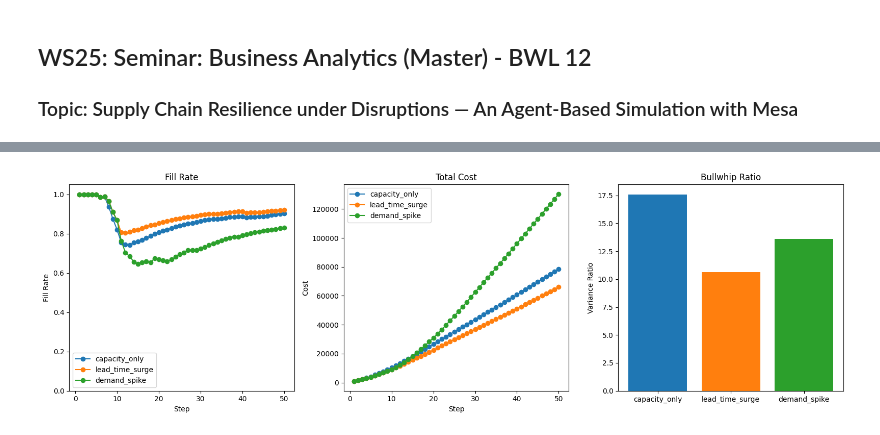
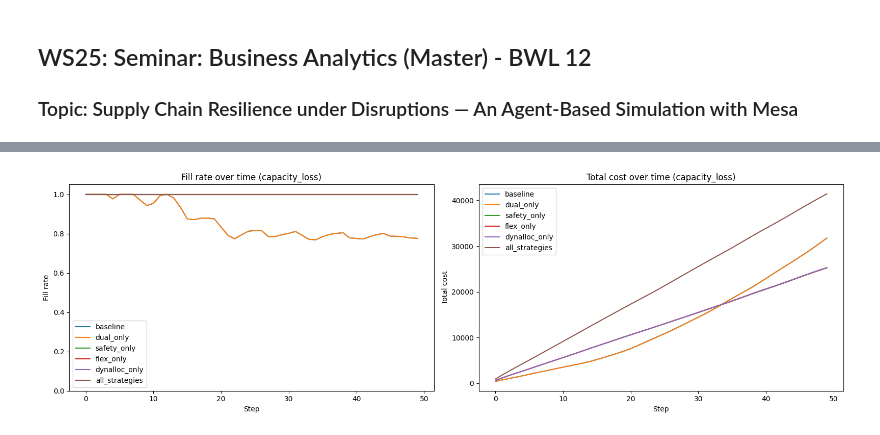
Before and after one commit to HanhNguyen-Hannah/Seminar, a Jupyter notebook: run.ipynb, the cells around one changed output, grey strips where cells are left out. Cells and saved outputs as stored; diff of their text form; code cells hidden in the pictures.

```diff
--- a/run.ipynb
+++ b/run.ipynb
@@ -163,51 +85,44 @@ The model tracks several KPIs to evaluate resilience and efficiency:
 # %%
 # ---------------------------
-# 3. Plot KPI comparison
+# Plot example (capacity_loss)
 # ---------------------------
-plt.figure(figsize=(16, 5))
-
-# Fill Rate
-plt.subplot(1, 3, 1)
-for scenario in scenarios:
-    plt.plot(results_all[scenario]["df"]["step"],
-             results_all[scenario]["df"]["fill_rate"],
-             marker='o', label=scenario)
-plt.title("Fill Rate")
+sel_scenario = "capacity_loss"
+plt.figure(figsize=(16,5))
+plt.subplot(1,2,1)
+for sname in strategy_configs:
+    df = results[(sel_scenario, sname)]["df"]
+    plt.plot(df["step"], df["fill_rate"], label=sname)
+plt.title(f"Fill rate over time ({sel_scenario})")
 plt.xlabel("Step")
-plt.ylabel("Fill Rate")
-plt.ylim(0, 1.05)
+plt.ylabel("Fill rate")
+plt.ylim(0,1.05)
 plt.legend()
 
-# Total Cost
-plt.subplot(1, 3, 2)
-for scenario in scenarios:
-    plt.plot(results_all[scenario]["df"]["step"],
-             results_all[scenario]["df"]["total_cost"],
-             marker='o', label=scenario)
-plt.title("Total Cost")
+plt.subplot(1,2,2)
+for sname in strategy_configs:
+    df = results[(sel_scenario, sname)]["df"]
+    plt.plot(df["step"], df["total_cost"], label=sname)
+plt.title(f"Total cost over time ({sel_scenario})")
 plt.xlabel("Step")
-plt.ylabel("Cost")
+plt.ylabel("Total cost")
 plt.legend()
-
-# Bullwhip
-plt.subplot(1, 3, 3)
-bullwhips = [results_all[s]["bullwhip"] for s in scenarios]
-plt.bar(scenarios, bullwhips, color=['tab:blue', 'tab:orange', 'tab:green'])
-plt.title("Bullwhip Ratio")
-plt.ylabel("Variance Ratio")
-
 plt.tight_layout()
 plt.show()
 
-# ---------------------------
-# 4. Summary statistics
-# ---------------------------
-for scenario in scenarios:
-    print(f"\nScenario: {scenario}")
-    df = results_all[scenario]["df"]
-    print(f"Final Fill Rate: {df['fill_rate'].iloc[-1]:.3f}")
-    print(f"Final Total Cost: {df['total_cost'].iloc[-1]:.2f}")
-    print(f"Bullwhip Ratio: {results_all[scenario]['bullwhip']:.3f}")
-    print(f"Time to recover: {results_all[scenario]['time_to_recover']:.1f} steps")
+# summary table
+rows = []
+for sname in strategy_configs:
+    out = results[(sel_scenario, sname)]
+    rows.append({
+        "strategy": sname,
+        "final_fill": out["df"]["fill_rate"].iloc[-1],
+        "final_cost": out["df"]["total_cost"].iloc[-1],
+        "bullwhip": out["bullwhip"],
+        "backlog_duration": out["backlog_duration"],
+        "time_to_recover": out["ttr"]
+    })
+summary_df = pd.DataFrame(rows).sort_values("final_fill", ascending=False)
+print("\nSummary (scenario = {})".format(sel_scenario))
+print(summary_df)
 # %% [output]
-[figure, old version]
+[figure, new version]
```
Also changed, not shown: parts of 9 cells of this notebook, 3 other files.
